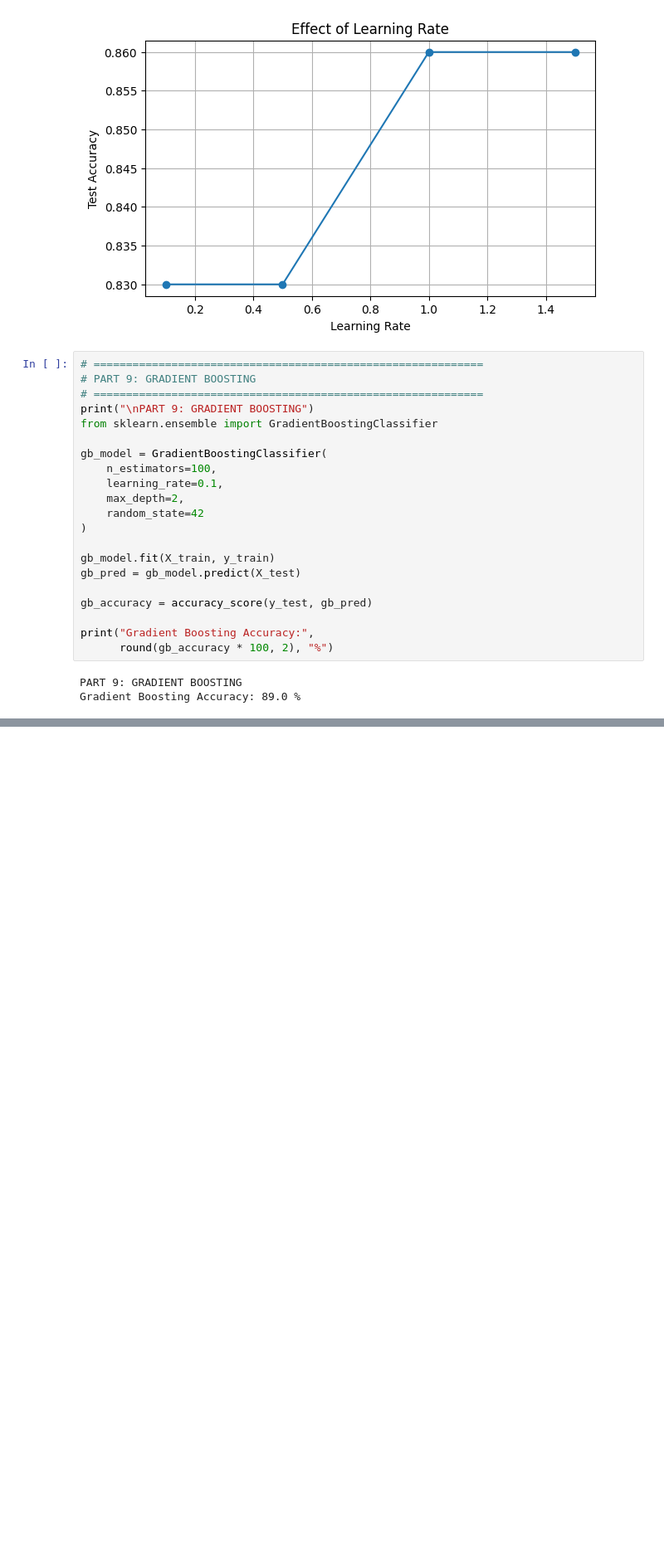
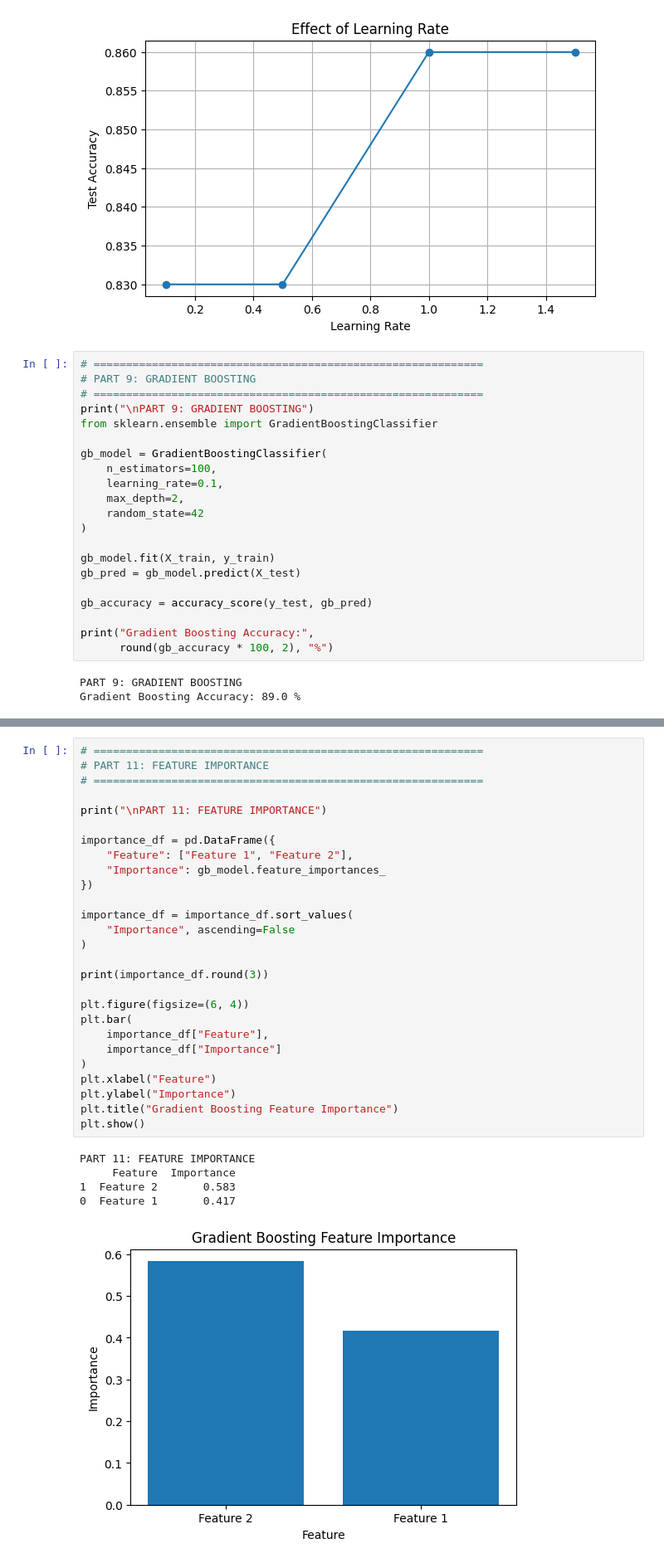
Before and after one commit to shivamkumar359/3rd-SEM-CLASS-CODES, a Jupyter notebook: ML/W6/WEEK_6_PRACTICAL_SESSION_BY_MITHUN_DJ.ipynb, the cells around one changed output, grey strips where cells are left out. Shown at 83% size. Saved outputs shown, nothing was run; the diff lists cells and outputs as text; blank space fills up the shorter version.

```diff
--- a/ML/W6/WEEK_6_PRACTICAL_SESSION_BY_MITHUN_DJ.ipynb
+++ b/ML/W6/WEEK_6_PRACTICAL_SESSION_BY_MITHUN_DJ.ipynb
@@ -334,0 +387,33 @@ Gradient Boosting Accuracy: 89.0 %
+# %%
+# ============================================================
+# PART 11: FEATURE IMPORTANCE
+# ============================================================
+
+print("\nPART 11: FEATURE IMPORTANCE")
+
+importance_df = pd.DataFrame({
+    "Feature": ["Feature 1", "Feature 2"],
+    "Importance": gb_model.feature_importances_
+})
+
+importance_df = importance_df.sort_values(
+    "Importance", ascending=False
+)
+
+print(importance_df.round(3))
+
+plt.figure(figsize=(6, 4))
+plt.bar(
+    importance_df["Feature"],
+    importance_df["Importance"]
+)
+plt.xlabel("Feature")
+plt.ylabel("Importance")
+plt.title("Gradient Boosting Feature Importance")
+plt.show()
+# %% [output]
+PART 11: FEATURE IMPORTANCE
+     Feature  Importance
+1  Feature 2       0.583
+0  Feature 1       0.417
+[figure, added]
```
Also changed, not shown: parts of 1 cell of this notebook.
